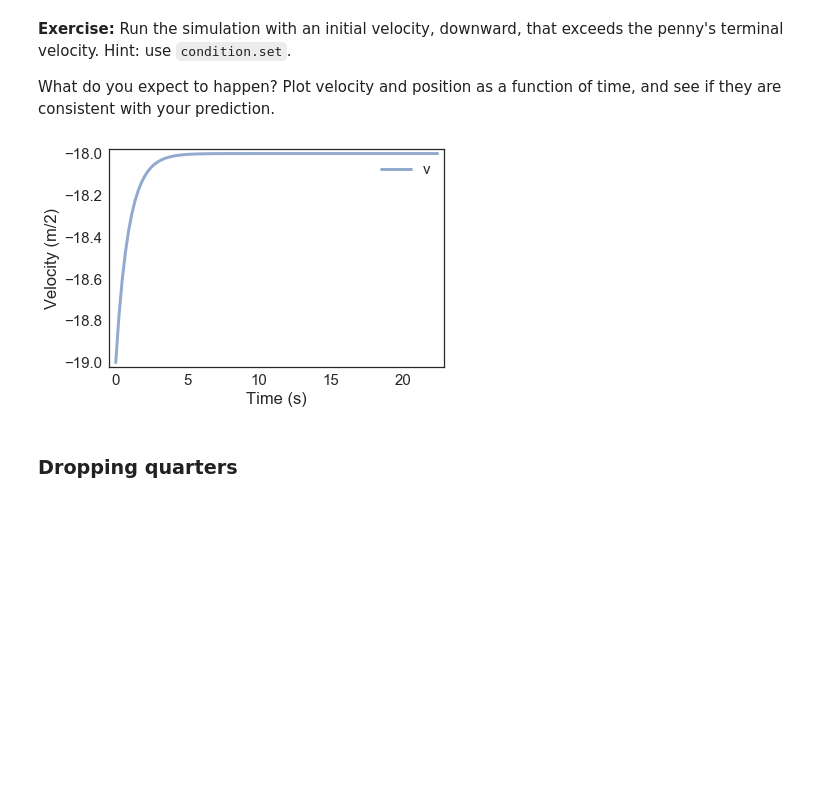
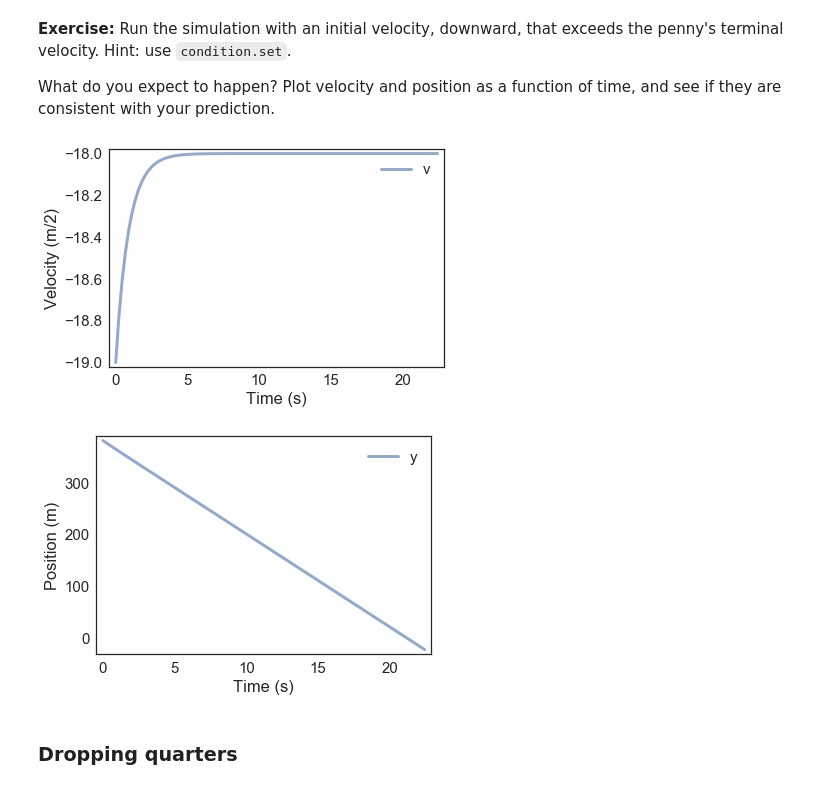
Before and after one commit to jcrawfordobanner/ModSimPy, a Jupyter notebook: code/chap09mine.ipynb, the cells around one changed output. Saved outputs shown, nothing was run; the diff lists cells and outputs as text; code cells hidden in the pictures; blank space fills up the shorter version.

```diff
--- a/code/chap09mine.ipynb
+++ b/code/chap09mine.ipynb
@@ -443,10 +446,12 @@ condition.set(v_init =-19*m/s)
 # %%
 system = make_system(condition)
 run_odeint(system, slope_func)
 y_final, v_final = final_state(system.results)
 plot_velocity(system.results)
+plot_position(system.results)
 # %% [output]
 [figure]
+[figure, added]
 # %% [markdown]
 ### Dropping quarters
 # %% [markdown]
```
Also changed, not shown: parts of 4 cells of this notebook, 6 other files.
